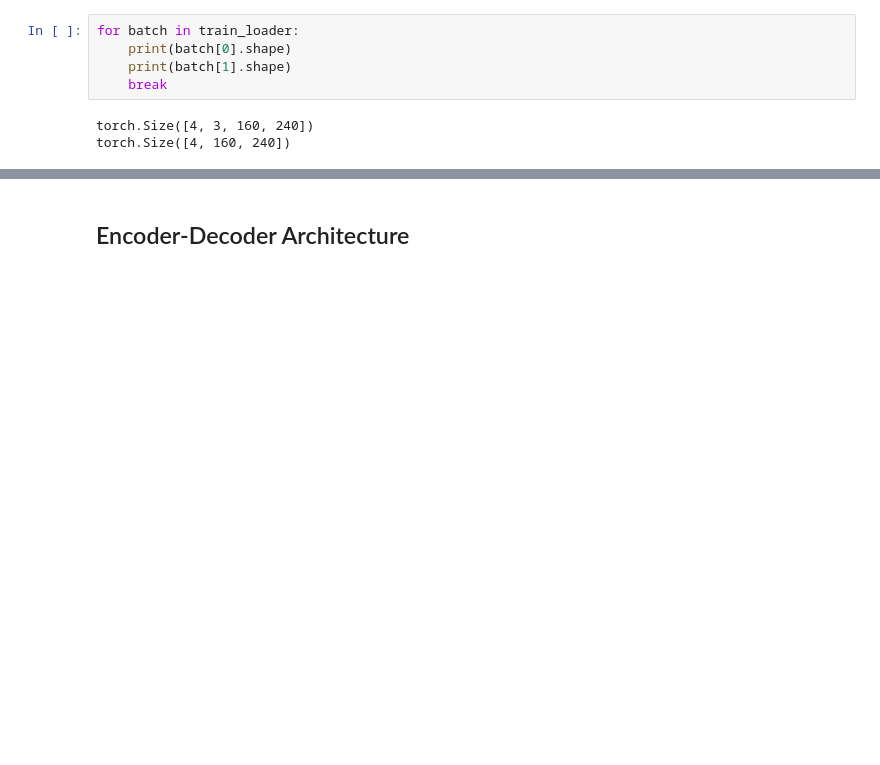
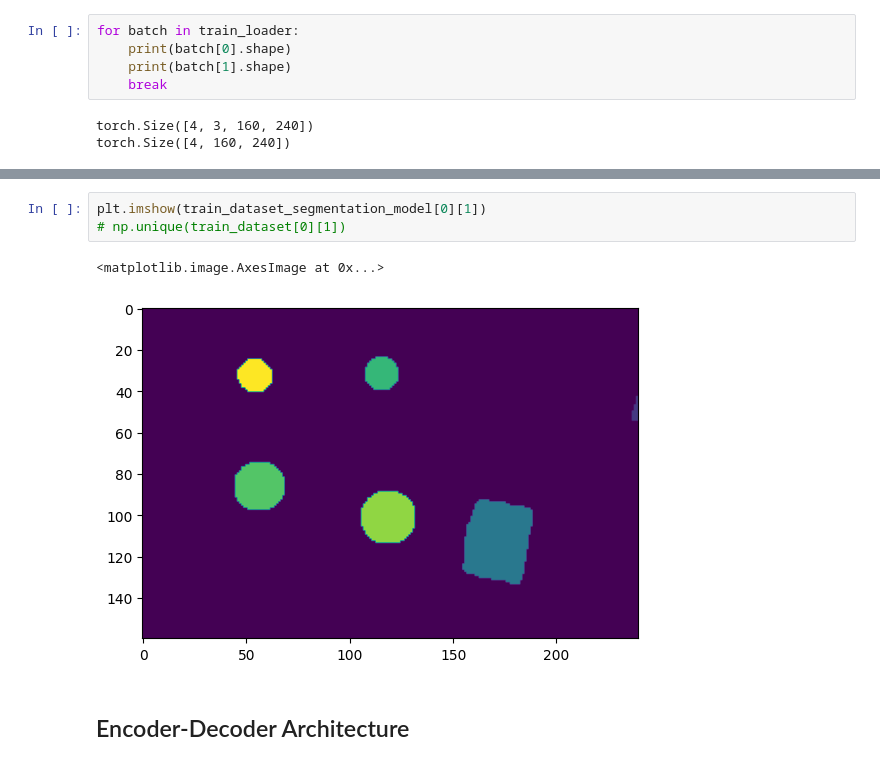
Before and after one commit to swappysh/FutureFramesDL, a Jupyter notebook: segmentation.ipynb, the cells around one changed output, grey strips where cells are left out. Drawn from its saved outputs; the diff is of its cells as text; blank space fills up the shorter version.

```diff
--- a/segmentation.ipynb
+++ b/segmentation.ipynb
@@ -104,3 +170,9 @@ torch.Size([4, 160, 240])
+# %%
+plt.imshow(train_dataset_segmentation_model[0][1])
+# np.unique(train_dataset[0][1])
+# %% [output]
+<matplotlib.image.AxesImage at 0x...>
+[figure, added]
 # %% [markdown]
 ## Encoder-Decoder Architecture
 # %%
```
Also changed, not shown: parts of 66 cells of this notebook.
